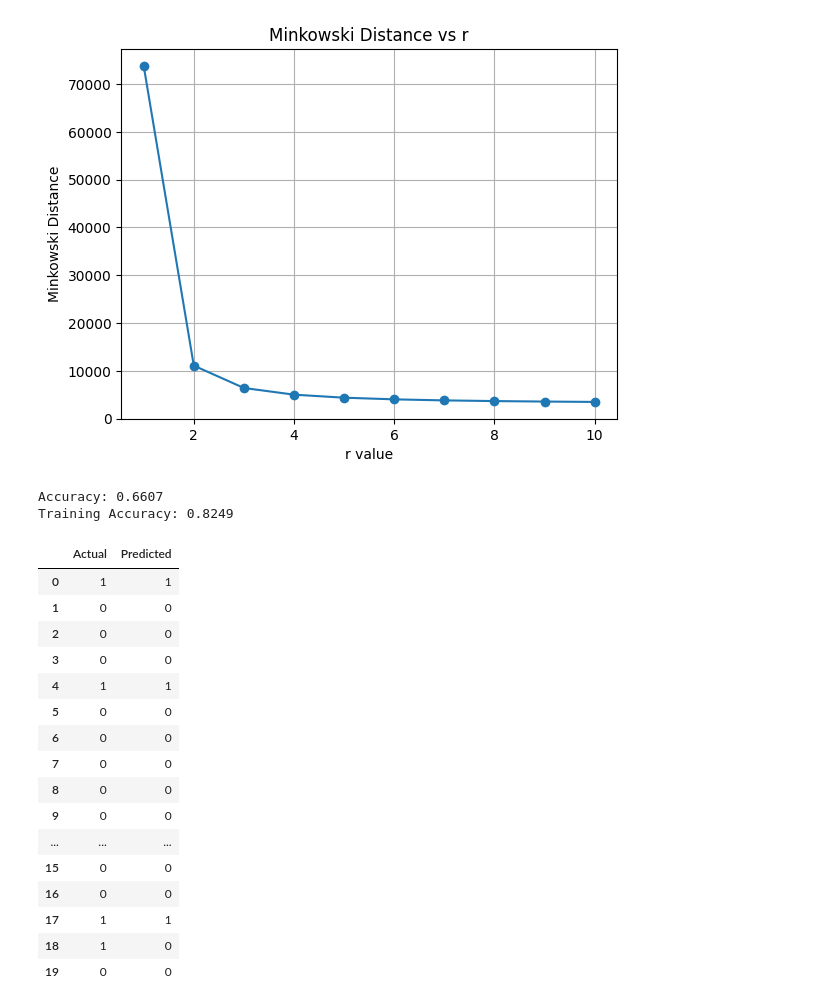
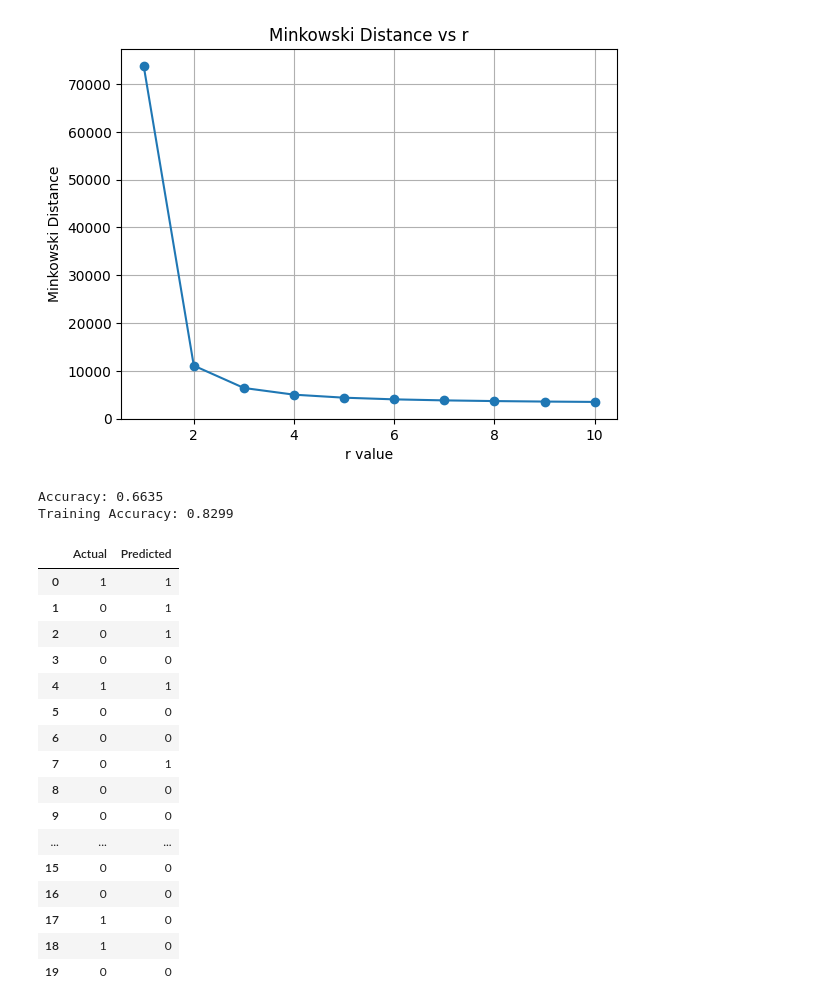
Before and after one commit to Joy2225/Machine-Learning, a Jupyter notebook: Lab 3/Lab3.ipynb, the cells around one changed output. Drawn from its saved outputs; the diff is of its cells as text; code cells hidden in the pictures.

```diff
--- a/Lab 3/Lab3.ipynb
+++ b/Lab 3/Lab3.ipynb
@@ -9,8 +9,8 @@ from sklearn.metrics import accuracy_score
 from concurrent.futures import ThreadPoolExecutor, as_completed
 import pandas as pd
 
-fake_dir = "E:\\College\\5th Sem\\ML\\Lab\\MLProject\\train\\FAKE"
-real_dir = "E:\\College\\5th Sem\\ML\\Lab\\MLProject\\train\\REAL"
+fake_dir = "E:\\College\\5th Sem\\ML\\Lab\\train\\FAKE"
+real_dir = "E:\\College\\5th Sem\\ML\\Lab\\train\\REAL"
 
 num_images_to_load = 10000
 # %%
@@ -129,42 +125,49 @@ plt.show()
 # %% [output]
 [figure]
 # %%
-x_train, x_test, y_train, y_test = train_test_split(features_m, labels, test_size=0.5, random_state=5)
+features_real = feature_vec(real_images_m, real_images_v)
+features_vec = feature_vec(fake_images_m, fake_images_v)
+features = np.vstack((features_real, features_vec))
+
+labels = np.concatenate((fake_labels, real_labels))
+
+
+x_train, x_test, y_train, y_test = train_test_split(features, labels, test_size=0.5, random_state=5)
 
 knn = KNeighborsClassifier(n_neighbors=3)
 knn.fit(x_train, y_train)
 
 accuracy = knn.score(x_test, y_test)
 print("Accuracy:", accuracy)
 
 training_accuracy = knn.score(x_train, y_train)
 print(f"Training Accuracy: {training_accuracy}")
 predictions = knn.predict(x_test[:20])
 actual_labels = y_test[:20]
 
 # for i in range(len(predictions)):
 #     print(f"Predicted: {predictions[i]}\tActual: {actual_labels[i]}")
 
 predicted_vs_actual = pd.DataFrame({"Actual": actual_labels, "Predicted": predictions})
 predicted_vs_actual
 # %% [output]
-Accuracy: 0.6607
-Training Accuracy: 0.8249
+Accuracy: 0.6635
+Training Accuracy: 0.8299
 |  | Actual | Predicted |
 | 0 | 1 | 1 |
-| 1 | 0 | 0 |
-| 2 | 0 | 0 |
+| 1 | 0 | 1 |
+| 2 | 0 | 1 |
 | 3 | 0 | 0 |
 | 4 | 1 | 1 |
 | 5 | 0 | 0 |
 | 6 | 0 | 0 |
-| 7 | 0 | 0 |
+| 7 | 0 | 1 |
 | 8 | 0 | 0 |
 | 9 | 0 | 0 |
 | ... | ... | ... |
 | 15 | 0 | 0 |
 | 16 | 0 | 0 |
-| 17 | 1 | 1 |
+| 17 | 1 | 0 |
 | 18 | 1 | 0 |
 | 19 | 0 | 0 |
 # %%
```
Also changed, not shown: parts of 3 cells of this notebook, 7 other files.
